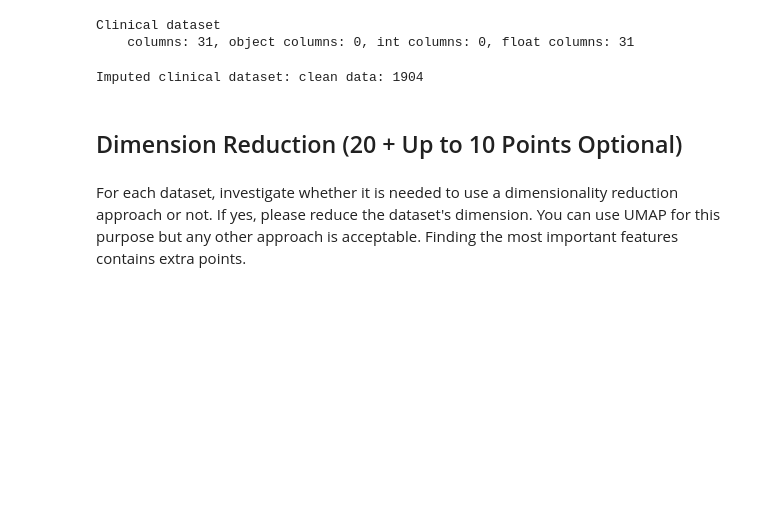
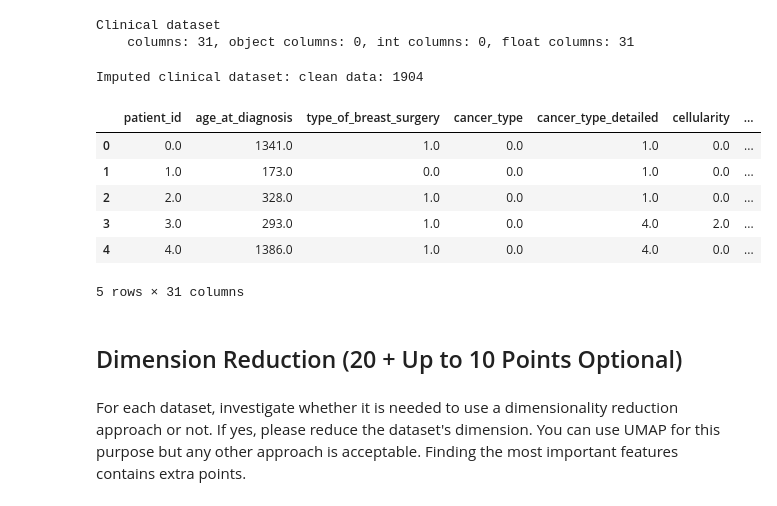
Before and after one commit to soligits/ml-final-project, a Jupyter notebook: ML_Project.ipynb, the cells around one changed output. Saved outputs shown, nothing was run; the diff lists cells and outputs as text; code cells hidden in the pictures; blank space fills up the shorter version.

```diff
--- a/ML_Project.ipynb
+++ b/ML_Project.ipynb
@@ -213,6 +266,16 @@ clinical_dataset = imputed_df
 print(f'Imputed clinical dataset: {clean_stats(clinical_dataset)}')
 # %% [output]
 Imputed clinical dataset: clean data: 1904
+# %%
+clinical_dataset.head(5)
+# %% [output]
+|  | patient_id | age_at_diagnosis | type_of_breast_surgery | cancer_type | cancer_type_detailed | cellularity | ... |
+| 0 | 0.0 | 1341.0 | 1.0 | 0.0 | 1.0 | 0.0 | ... |
+| 1 | 1.0 | 173.0 | 0.0 | 0.0 | 1.0 | 0.0 | ... |
+| 2 | 2.0 | 328.0 | 1.0 | 0.0 | 1.0 | 0.0 | ... |
+| 3 | 3.0 | 293.0 | 1.0 | 0.0 | 4.0 | 2.0 | ... |
+| 4 | 4.0 | 1386.0 | 1.0 | 0.0 | 4.0 | 0.0 | ... |
+5 rows × 31 columns
 # %% [markdown]
 ## Dimension Reduction (20 + Up to 10 Points Optional)
 # %% [markdown]
```
Also changed, not shown: parts of 11 cells of this notebook, 1 other file.
